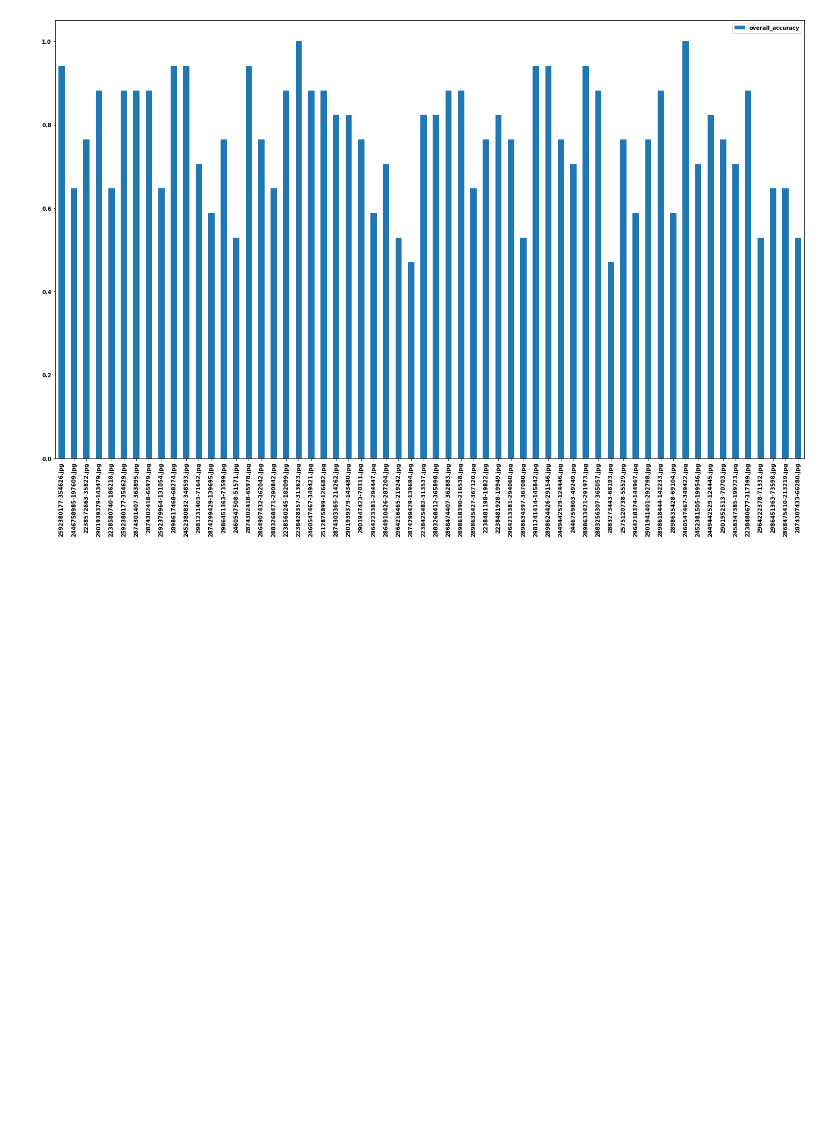
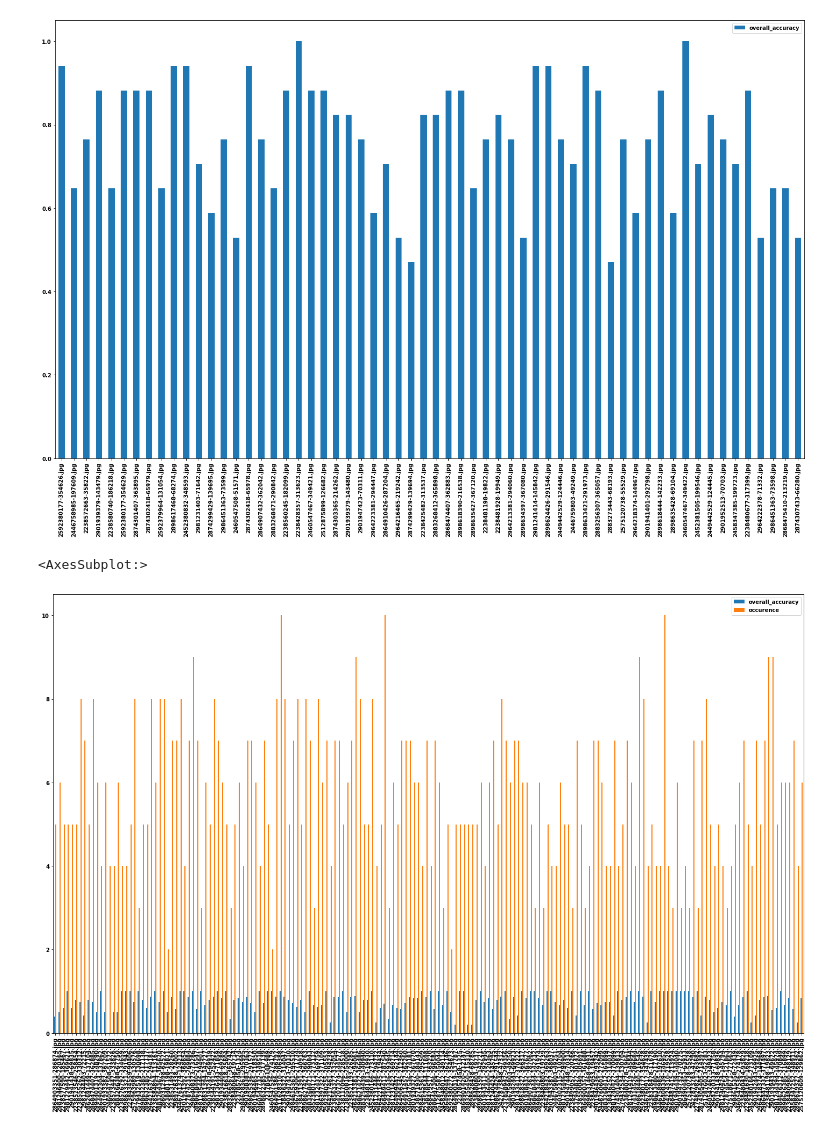
Before and after one commit to edenjenzohar/Visual-memory-task, a Jupyter notebook: analysis/valid_subjects_anaylsis.ipynb, the cells around one changed output. Saved outputs shown, nothing was run; the diff lists cells and outputs as text; code cells hidden in the pictures; blank space fills up the shorter version.

Commit message:
added graph of distractors occurences and success

```diff
--- a/analysis/valid_subjects_anaylsis.ipynb
+++ b/analysis/valid_subjects_anaylsis.ipynb
@@ -129,3 +129,7 @@ target_images_list.remove('left.jpg')
 target_images_list.remove('right.jpg')
 
 only_valid_subjects_long_format=all_subjects_long_format.loc[all_subjects_long_format['subject'].apply(lambda x: x in  all_valid_subjects.index)]
+# %%
+#get a list of all distractor images:
+distractor_img_list=list(set(np.unique(all_subjects_long_format[['image1', 'image2']].values.flatten()))-set(target_images_list))
+len(distractor_img_list)
@@ -160,3 +166,21 @@ images_behavior_df.plot(kind='bar',y=['overall_accuracy'],ax=axes)
 # %% [output]
 <AxesSubplot:>
 [figure]
+# %%
+#collecft statistics on distractor images:
+accuracy_per_distractor_img=[]
+counts_per_distractor_img=[]
+
+
+for target_img in distractor_img_list:
+    curr_img_occurences=only_valid_subjects_long_format.loc[(only_valid_subjects_long_format['image1']==target_img) | (only_valid_subjects_long_format['image2']==target_img)]
+    accuracy_per_distractor_img.append(curr_img_occurences['test_test_response.corr'].sum()/curr_img_occurences['test_test_response.corr'].count())
+    counts_per_distractor_img.append(curr_img_occurences['test_test_response.corr'].count())
+
+distractor_images_behavior_df=pd.DataFrame(data={'overall_accuracy':accuracy_per_distractor_img,'occurence':counts_per_distractor_img},index=distractor_img_list)
+# %%
+fig,axes=plt.subplots(nrows=1,ncols=1,figsize=(25,15))
+distractor_images_behavior_df.plot(kind='bar',y=['overall_accuracy','occurence'],ax=axes)
+# %% [output]
+<AxesSubplot:>
+[figure, added]
```
Also changed, not shown: parts of 2 cells of this notebook, 2 other files.
